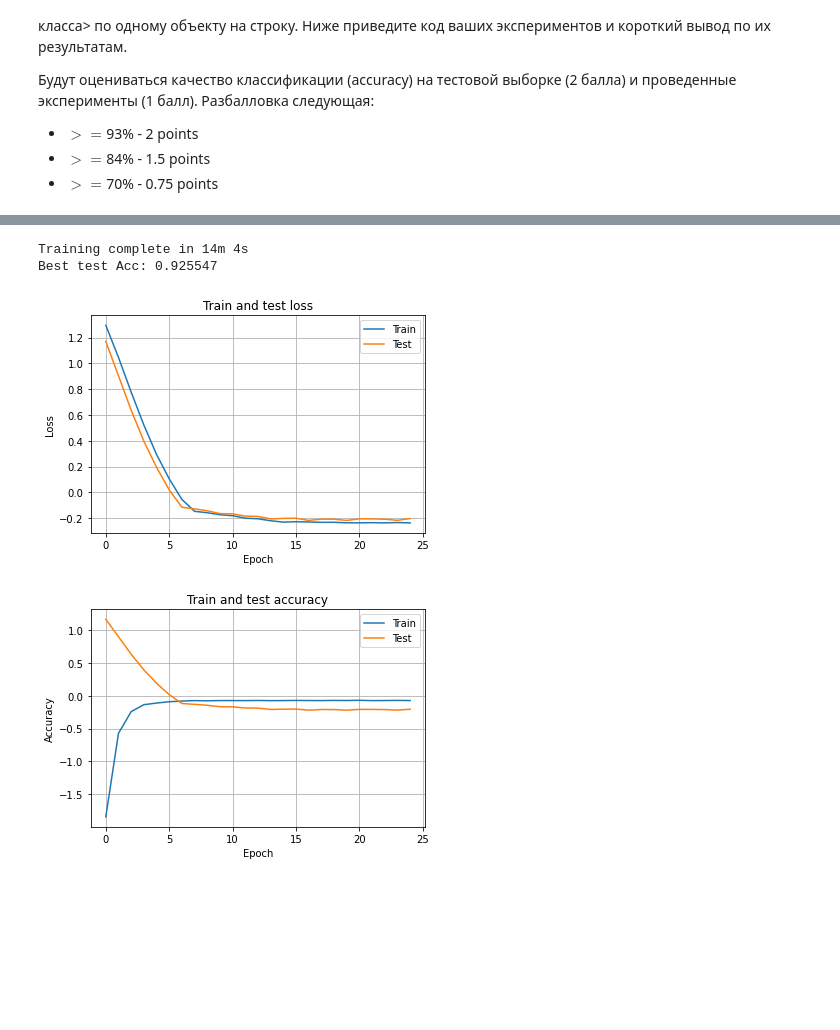
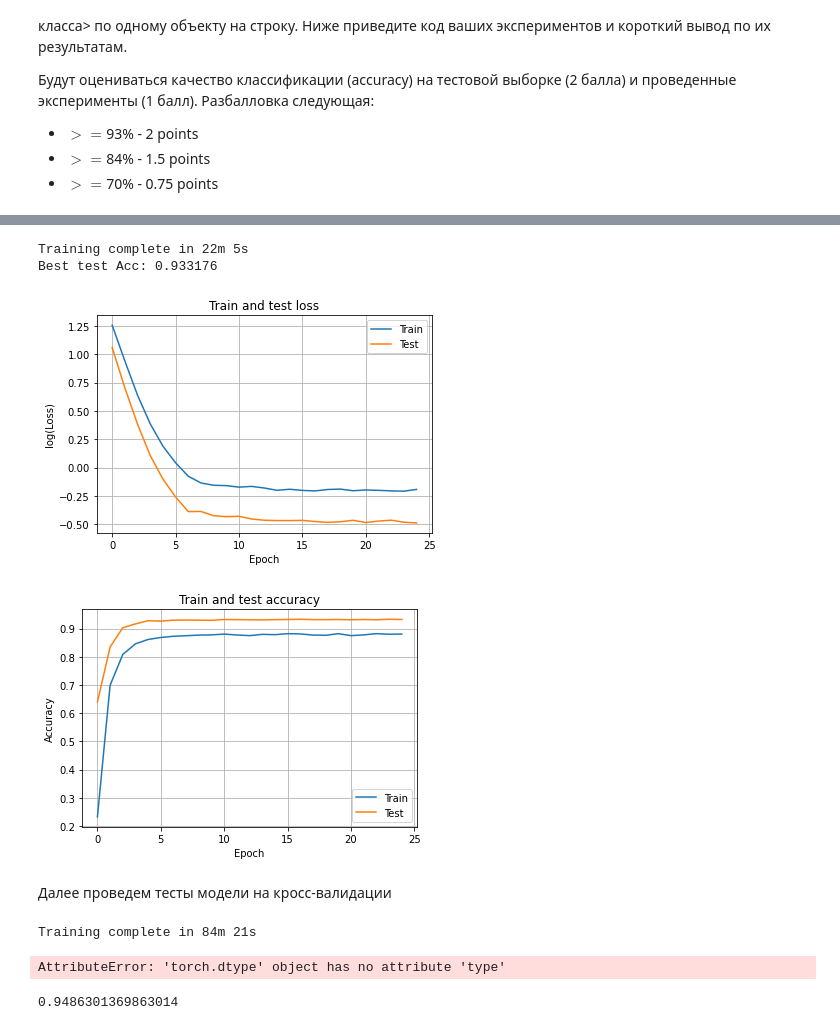
Before and after one commit to oslanaslan/MADE_ML, a Jupyter notebook: ml/Lab2_Deep_Learning/Lab2_DL_parts_4_and_5_optional.ipynb, the cells around one changed output, grey strips where cells are left out. Saved outputs shown, nothing was run; the diff lists cells and outputs as text; code cells hidden in the pictures; blank space fills up the shorter version.

```diff
--- a/ml/Lab2_Deep_Learning/Lab2_DL_parts_4_and_5_optional.ipynb
+++ b/ml/Lab2_Deep_Learning/Lab2_DL_parts_4_and_5_optional.ipynb
@@ -279,7 +415,7 @@ dataloaders = {
     'test': test_loader,
 }
 dataset_sizes = {
-    'train': train_dataset_size,
-    'test': test_dataset_size,
+    'train': len(train_loader.dataset),
+    'test': len(test_loader.dataset),
 }
 # %% [output]
@@ -413,8 +605,9 @@ def visualize_model(model, num_images=6):
 hyperparams = Namespace()
 hyperparams.model = models.resnet152(pretrained=True)
 hyperparams.finetune = True
-hyperparams.lr = 0.001
+hyperparams.lr = 0.0008
 hyperparams.momentum = 0.9
 hyperparams.step_size = 7
 hyperparams.gamma = 0.1
 hyperparams.epoch_count = 25
+hyperparams.log_comment = f"ResNet152 with RandHorizontalFlip(p=0.9) and RandAugment transform applied to original dataset (EXPANDED train dataset)"
@@ -448,10 +614,12 @@ exp_lr_scheduler = lr_scheduler.StepLR(
+# %%
+model = Model(hyperparams, dataloaders)
 # %%
 # torchsummary.summary(model, (3, 224, 224))
-# %%
-best_model, train_stat = train_model(model, criterion, optimizer, exp_lr_scheduler, num_epochs=hyperparams.epoch_count)
-# %% [output]
-Training complete in 14m 4s
-Best test Acc: 0.925547
+# %%
+best_model, train_stat = model.train()
+# %% [output]
+Training complete in 22m 5s
+Best test Acc: 0.933176
 # %%
 plt.plot(np.log(train_stat['train_loss']))
 plt.plot(np.log(train_stat['test_loss']))
@@ -459,18 +627,20 @@ plt.grid()
 plt.legend(['Train', 'Test'])
 plt.title('Train and test loss')
 plt.xlabel('Epoch')
-plt.ylabel('Loss')
+plt.ylabel('log(Loss)')
 plt.show()
 # %% [output]
-[figure, old version]
+[figure, new version]
 # %%
-plt.plot(np.log(train_stat['train_acc']))
-plt.plot(np.log(train_stat['test_acc']))
+plt.plot(train_stat['train_acc'])
+plt.plot(train_stat['test_acc'])
 plt.grid()
 plt.legend(['Train', 'Test'])
 plt.title('Train and test accuracy')
 plt.xlabel('Epoch')
 plt.ylabel('Accuracy')
 plt.show()
 # %% [output]
-[figure, old version]
+[figure, new version]
+# %% [markdown]
+Далее проведем тесты модели на кросс-валидации
@@ -476,0 +711,13 @@ plt.show()
+# %%
+cv_report.time = time.time() - cv_start_time
+logger.info("----- End CROSSVAL -----")
+
+print('Training complete in {:.0f}m {:.0f}s'.format(cv_report.time // 60, cv_report.time % 60))
+print('Mean test Acc: {:4f}'.format(np.mean(cv_report.best_acc_per_fold)))
+# %% [output]
+Training complete in 84m 21s
+AttributeError: 'torch.dtype' object has no attribute 'type'
+# %%
+cv_report.best_acc_per_fold[0].detach().item()
+# %% [output]
+0.9486301369863014
```
Also changed, not shown: parts of 15 cells of this notebook.
